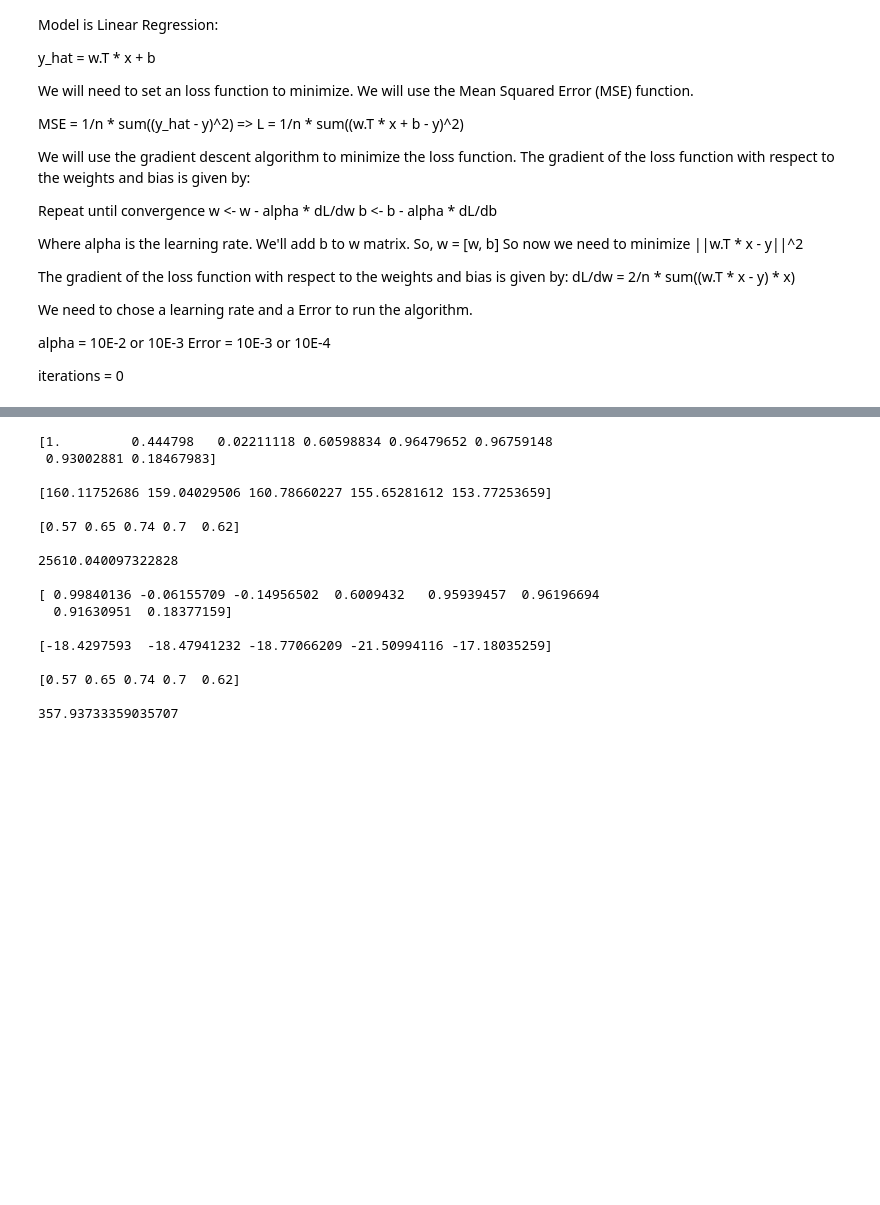
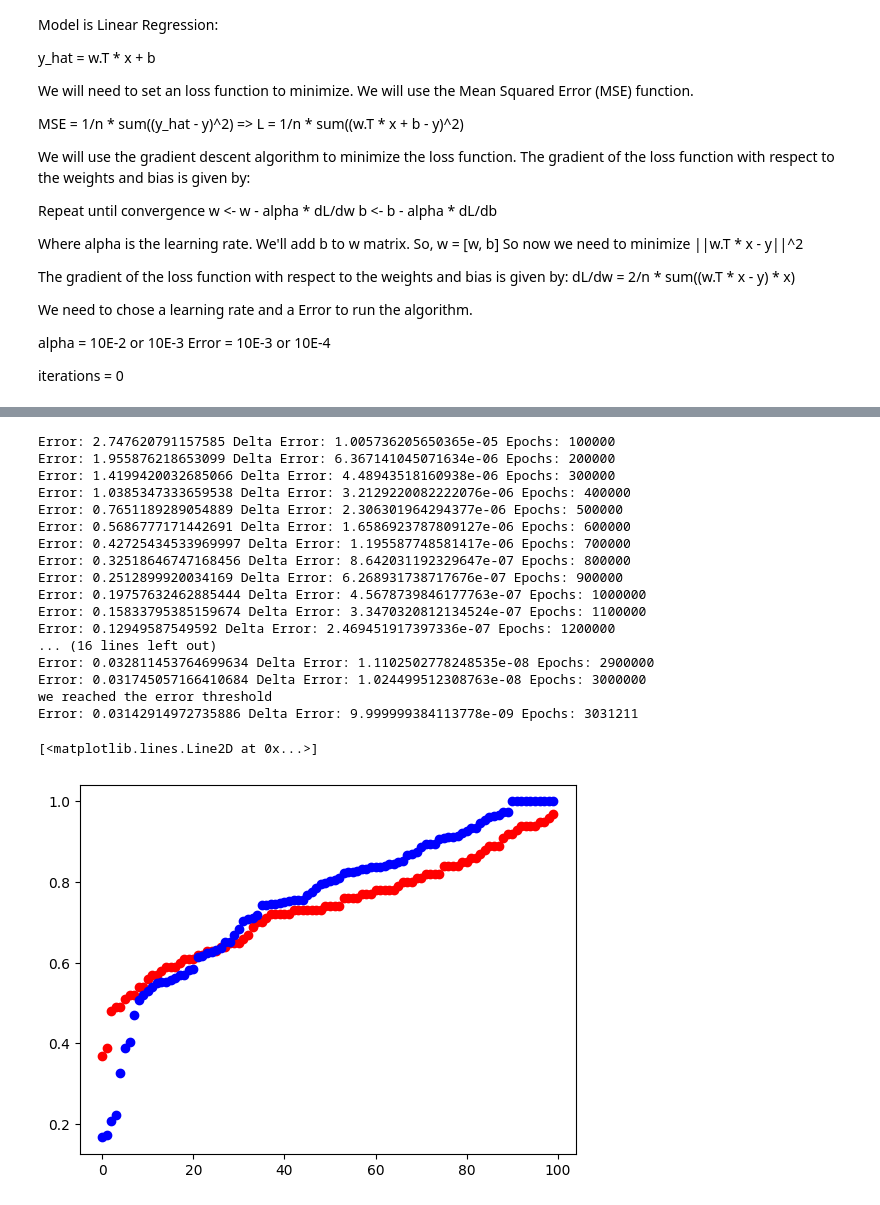
Before and after one commit to Vincent-devSG/DIDL, a Jupyter notebook: projects/linear_regression/part1/training.ipynb, the cells around one changed output, grey strips where cells are left out. Saved outputs shown, nothing was run; the diff lists cells and outputs as text; code cells hidden in the pictures; blank space fills up the shorter version.

```diff
--- a/projects/linear_regression/part1/training.ipynb
+++ b/projects/linear_regression/part1/training.ipynb
@@ -91,24 +104,22 @@ while delta_Error > error_threshold:
     # if we reach the max number of epochs, we stop
     ephocs += 1
     if ephocs > max_epochs:
+        print('we reached the max number of epochs')
         break
 
     y_hat = np.dot(x_train, w[1:]) + w[0]
-    print(w, "\n")
-    print(y_hat[:5], "\n")
-    print(y_train[:5], "\n")
 
 
 
     w[0] = w[0] - learning_rate/len(x_train) * np.sum(y_hat - y_train)
 
-    w[1:] = w[1:] - learning_rate/len(x_train) * np.dot((y_hat - y_train), x_train)
+    # update the weights
+    # w[1:] = w[1:] - learning_rate/len(x_train) * np.dot((y_hat - y_train), x_train)
 
-    error = MSE(y_train, y_hat)
-    print(error, "\n")
+    # with weights decay
+    w[1:] = w[1:]*(1 - learning_rate * weight_decay) - learning_rate/len(x_train) * np.dot((y_hat - y_train), x_train)
 
-    if ephocs == 2:
-        break
+    error = np.mean((y_train - y_hat) ** 2)
 
     delta_Error = abs(old_Error - error)
     old_Error = error
@@ -116,21 +127,44 @@ while delta_Error > error_threshold:
     if delta_Error < error_threshold:
         print('we reached the error threshold')
         print(f'Error: {error} Delta Error: {delta_Error} Epochs: {ephocs}')
+
+    if ephocs % 100000 == 0:
+        print(f'Error: {error} Delta Error: {delta_Error} Epochs: {ephocs}')
 # %% [output]
-[1.         0.444798   0.02211118 0.60598834 0.96479652 0.96759148
- 0.93002881 0.18467983]
-
-[160.11752686 159.04029506 160.78660227 155.65281612 153.77253659]
-
-[0.57 0.65 0.74 0.7  0.62]
-
-25610.040097322828
-
-[ 0.99840136 -0.06155709 -0.14956502  0.6009432   0.95939457  0.96196694
-  0.91630951  0.18377159]
-
-[-18.4297593  -18.47941232 -18.77066209 -21.50994116 -17.18035259]
-
-[0.57 0.65 0.74 0.7  0.62]
-
-357.93733359035707
+Error: 2.747620791157585 Delta Error: 1.005736205650365e-05 Epochs: 100000
+Error: 1.955876218653099 Delta Error: 6.367141045071634e-06 Epochs: 200000
+Error: 1.4199420032685066 Delta Error: 4.48943518160938e-06 Epochs: 300000
+Error: 1.0385347333659538 Delta Error: 3.2129220082222076e-06 Epochs: 400000
+Error: 0.7651189289054889 Delta Error: 2.306301964294377e-06 Epochs: 500000
+Error: 0.5686777171442691 Delta Error: 1.6586923787809127e-06 Epochs: 600000
+Error: 0.42725434533969997 Delta Error: 1.195587748581417e-06 Epochs: 700000
+Error: 0.32518646747168456 Delta Error: 8.642031192329647e-07 Epochs: 800000
+Error: 0.2512899920034169 Delta Error: 6.268931738717676e-07 Epochs: 900000
+Error: 0.19757632462885444 Delta Error: 4.5678739846177763e-07 Epochs: 1000000
+Error: 0.15833795385159674 Delta Error: 3.3470320812134524e-07 Epochs: 1100000
+Error: 0.12949587549592 Delta Error: 2.469451917397336e-07 Epochs: 1200000
+... (16 lines left out)
+Error: 0.032811453764699634 Delta Error: 1.1102502778248535e-08 Epochs: 2900000
+Error: 0.031745057166410684 Delta Error: 1.024499512308763e-08 Epochs: 3000000
+we reached the error threshold
+Error: 0.03142914972735886 Delta Error: 9.999999384113778e-09 Epochs: 3031211
+# %%
+# plot target against predicted
+y_hat = np.dot(x_test, w[1:]) + w[0]
+
+# Negative values are not possible for the target also value should be between 0 and 1
+# so we clip the values
+y_hat = np.clip(y_hat, 0, 1)
+
+# order y_test
+y_test = np.sort(y_test)
+# order y_hat
+y_hat = np.sort(y_hat)
+
+# plot the target in red
+plt.plot(y_test, 'ro')
+# plot the predicted in blue
+plt.plot(y_hat, 'bo')
+# %% [output]
+[<matplotlib.lines.Line2D at 0x...>]
+[figure, added]
```
Also changed, not shown: parts of 6 cells of this notebook, 3 other files.
